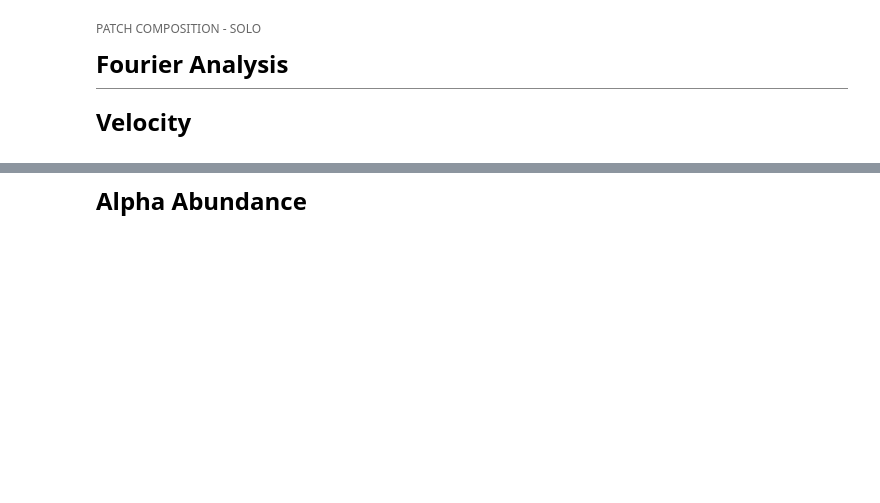
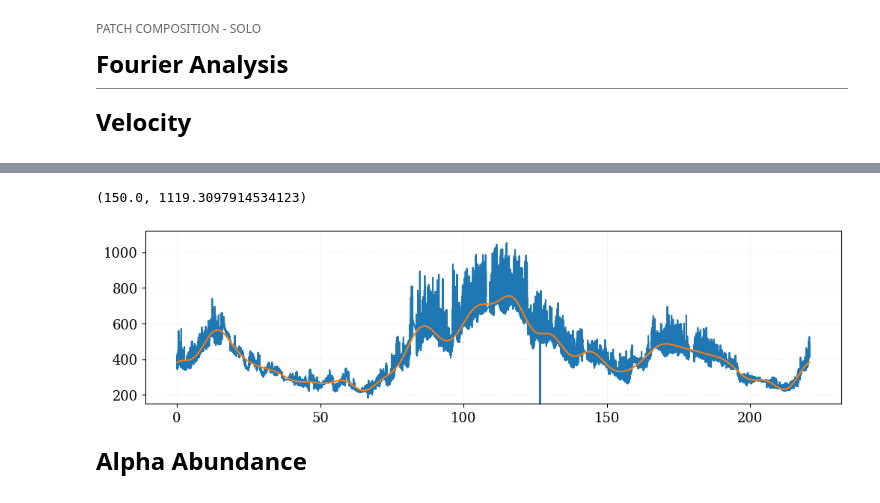
Before and after one commit to TristanVrg/patch-composition, a Jupyter notebook: patch-solo.ipynb, the cells around one changed output, grey strips where cells are left out. Cells and saved outputs as stored; diff of their text form; code cells hidden in the pictures; blank space fills up the shorter version.

```diff
--- a/patch-solo.ipynb
+++ b/patch-solo.ipynb
@@ -195,3 +249,14 @@ Velocity
+# %%
+fft_vr[20:] = 0.0
+# %%
+filter_data_vr = np.fft.irfft(fft_vr)
+fig, ax = plt.subplots(figsize=(12, 3))
+ax.plot(s_solo_new, v_r_new)
+ax.plot(s_solo_new[:-1], filter_data_vr)
+ax.set_ylim(150, None)
+# %% [output]
+(150.0, 1119.3097914534123)
+[figure, added]
 # %% [markdown]
 <div style="
     font-family: 'Times New Roman', serif;
```
Also changed, not shown: parts of 5 cells of this notebook, 1 other file.
